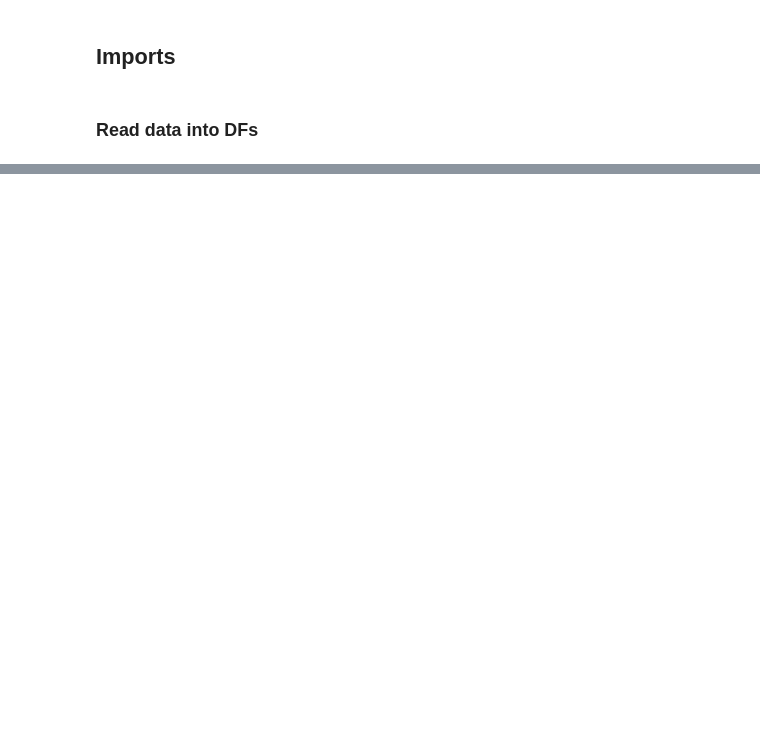
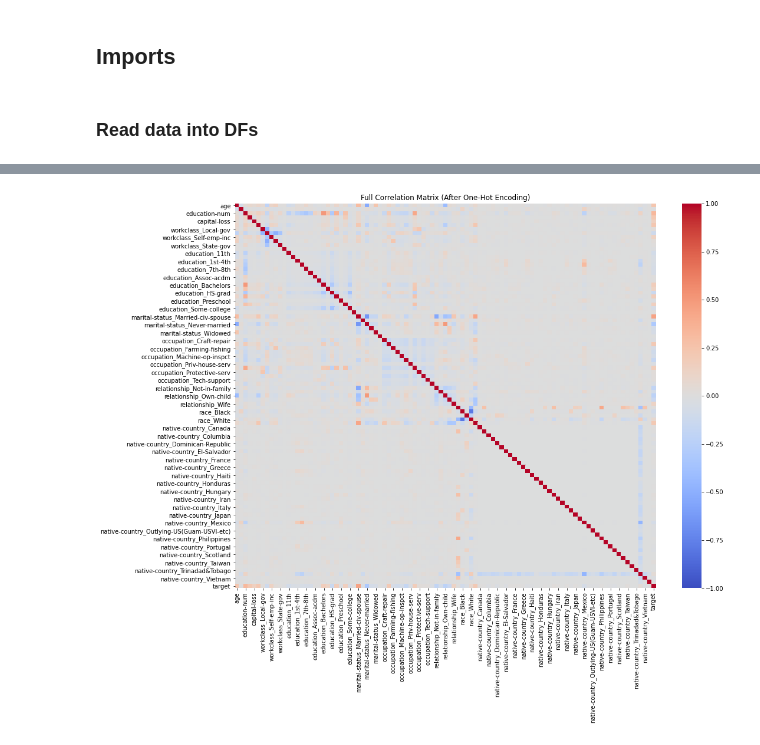
Before and after one commit to JohnAChester/fordham_classification, a Jupyter notebook: CleaningDataset.ipynb, the cells around one changed output, grey strips where cells are left out. Cells and saved outputs as stored; diff of their text form; code cells hidden in the pictures; blank space fills up the shorter version.

```diff
--- a/CleaningDataset.ipynb
+++ b/CleaningDataset.ipynb
@@ -186,0 +245,17 @@ train_df.value_counts(['occupation'])
+# %%
+#OHE for correlation matrix
+
+# One-hot encode categorical features
+encoded_df = pd.get_dummies(train_df.drop(columns=['pred']), drop_first=True)
+
+# Add encoded label for correlation study
+encoded_df['target'] = train_df['pred'].apply(lambda x: 1 if x == '>50K' else 0)
+
+corr = encoded_df.corr()
+
+plt.figure(figsize=(16, 12))
+sns.heatmap(corr, cmap='coolwarm', vmin=-1, vmax=1)
+plt.title("Full Correlation Matrix (After One-Hot Encoding)")
+plt.show()
+# %% [output]
+[figure, added]
```
Also changed, not shown: parts of 61 cells of this notebook.
